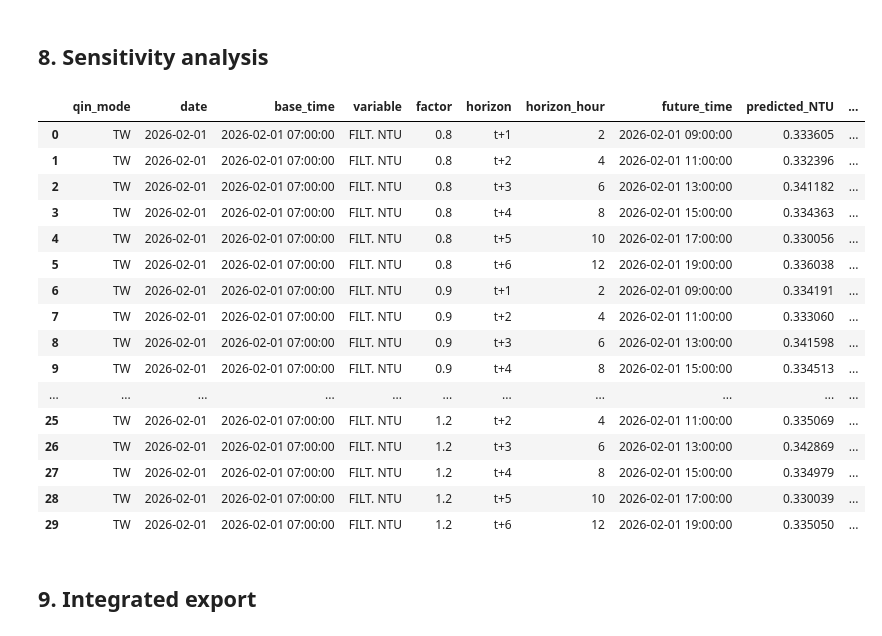
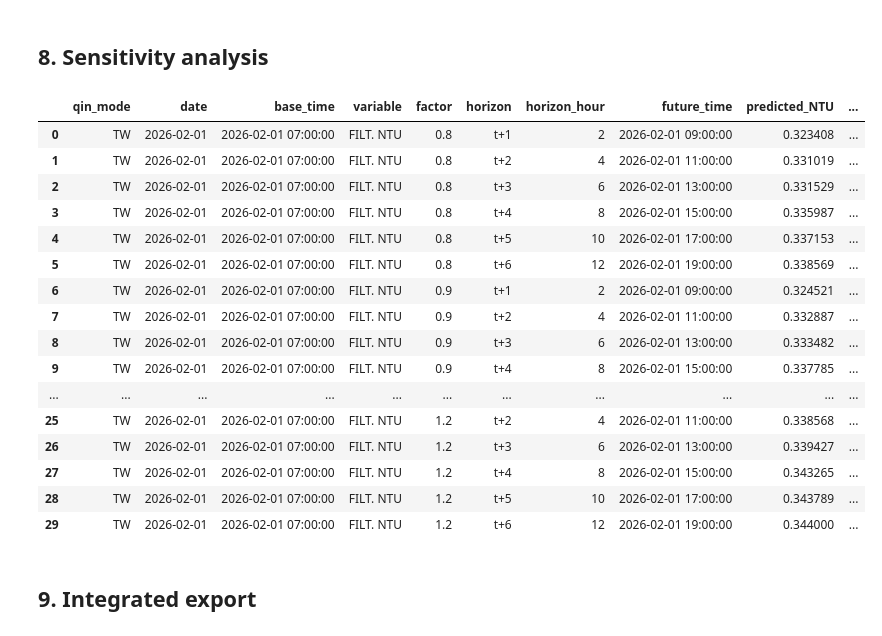
Before and after one commit to Azdmjiny/2026-Asia-Pasific-cup, a Jupyter notebook: codes/p3/p3_TW_Qin.ipynb, the cells around one changed output. Drawn from its saved outputs; the diff is of its cells as text; code cells hidden in the pictures.

```diff
--- a/codes/p3/p3_TW_Qin.ipynb
+++ b/codes/p3/p3_TW_Qin.ipynb
@@ -549,19 +551,20 @@ X_test: (802, 12, 8) y_test: (802, 6)
 # =========================
 
 class SequenceDataset(Dataset):
-    def __init__(self, X, y):
+    def __init__(self, X, y, mask):
         self.X = torch.tensor(X, dtype=torch.float32)
         self.y = torch.tensor(y, dtype=torch.float32)
+        self.mask = torch.tensor(mask, dtype=torch.float32)
 
     def __len__(self):
         return len(self.X)
 
     def __getitem__(self, idx):
-        return self.X[idx], self.y[idx]
+        return self.X[idx], self.y[idx], self.mask[idx]
 
-train_loader = DataLoader(SequenceDataset(X_train, y_train), batch_size=BATCH_SIZE, shuffle=True)
-val_loader = DataLoader(SequenceDataset(X_val, y_val), batch_size=BATCH_SIZE, shuffle=False)
-test_loader = DataLoader(SequenceDataset(X_test, y_test), batch_size=BATCH_SIZE, shuffle=False)
+train_loader = DataLoader(SequenceDataset(X_train, y_train, mask_train), batch_size=BATCH_SIZE, shuffle=True)
+val_loader = DataLoader(SequenceDataset(X_val, y_val, mask_val), batch_size=BATCH_SIZE, shuffle=False)
+test_loader = DataLoader(SequenceDataset(X_test, y_test, mask_test), batch_size=BATCH_SIZE, shuffle=False)
 
 class ResidualGRU(nn.Module):
     def __init__(self, input_size, hidden_size=64, num_layers=1, dropout=0.1, output_size=6):
@@ -592,7 +595,7 @@ model = ResidualGRU(
     output_size=HORIZON,
 ).to(device)
 
-criterion = nn.SmoothL1Loss()
+criterion = nn.SmoothL1Loss(reduction="none")
 optimizer = torch.optim.AdamW(model.parameters(), lr=LEARNING_RATE, weight_decay=1e-4)
 
 print(model)
@@ -602,28 +605,32 @@ def run_epoch(model, loader, optimizer=None):
     model.train(is_train)
 
     total_loss = 0.0
-    n = 0
+    observed_total = 0.0
 
-    for xb, yb in loader:
+    for xb, yb, mb in loader:
         xb = xb.to(device)
         yb = yb.to(device)
+        mb = mb.to(device)
 
         if is_train:
             optimizer.zero_grad()
 
         pred = model(xb)
-        loss = criterion(pred, yb)
+        element_loss = criterion(pred, yb)
+        observed_count = mb.sum()
+        if observed_count.item() == 0:
+            continue
+        loss = (element_loss * mb).sum() / observed_count
 
         if is_train:
             loss.backward()
             torch.nn.utils.clip_grad_norm_(model.parameters(), max_norm=5.0)
             optimizer.step()
 
-        bs = xb.size(0)
-        total_loss += loss.item() * bs
-        n += bs
+        total_loss += loss.item() * observed_count.item()
+        observed_total += observed_count.item()
 
-    return total_loss / max(n, 1)
+    return total_loss / max(observed_total, 1.0)
 
 best_val_loss = float("inf")
 best_state = None
@@ -1056,7 +1459,7 @@ def recompute_formula_features(df_raw):
 
     well_level = df["C/W WELL LEVEL"].astype(float)
     well_level_safe = well_level.where(well_level.abs() > EPS, np.nan)
-    well_level_safe = well_level_safe.interpolate(method="linear", limit_direction="both").ffill().bfill()
+    well_level_safe = well_level_safe.ffill().fillna(1.0)
     well_level_safe = well_level_safe.abs() + EPS
 
     current_ntu = df[TARGET].astype(float)
@@ -1068,9 +1471,14 @@ def recompute_formula_features(df_raw):
     qout = tw_flow
 
     df["current_NTU"] = current_ntu
+    df["InLoad"] = qin * filt_ntu
+    df["OutLoad"] = qout * current_ntu
+    df["NetLoad"] = df["InLoad"] - df["OutLoad"]
     df["inflow_term"] = DT_HOURS * qin * filt_ntu / well_level_safe
     df["outflow_term"] = DT_HOURS * qout * current_ntu / well_level_safe
     df["HRT_PROXY"] = well_level_safe / (qout.abs() + EPS)
+    df["ReplaceRate"] = qout / well_level_safe
+    df["DeltaC_PROXY"] = df["NetLoad"] / well_level_safe
     df["WELL_LEVEL_CHANGE"] = well_level.diff().fillna(0.0)
 
     return df
@@ -1146,49 +1554,49 @@ for date_str in REQUESTED_DATES:
                     "date": date_str,
                     "base_time": base_time,
                     "variable": var,
                     "factor": factor,
                     "ok": False,
                     "reason": result["reason"],
                 })
                 continue
 
             for h_idx, hour in enumerate(HORIZON_HOURS):
                 sensitivity_rows.append({
                     "qin_mode": QIN_MODE,
                     "date": date_str,
                     "base_time": base_time,
                     "variable": var,
                     "factor": factor,
                     "horizon": f"t+{h_idx+1}",
                     "horizon_hour": hour,
                     "future_time": result["future_times"][h_idx],
                     "predicted_NTU": result["predictions"][h_idx],
                     "baseline_predicted_NTU": baseline_pred[h_idx],
                     "delta_vs_factor_1": result["predictions"][h_idx] - baseline_pred[h_idx],
                     "ok": True,
                     "reason": "",
                 })
 
 sensitivity_df = pd.DataFrame(sensitivity_rows)
 display(sensitivity_df.head(30))
 # %% [output]
 |  | qin_mode | date | base_time | variable | factor | horizon | horizon_hour | future_time | predicted_NTU | ... |
-| 0 | TW | 2026-02-01 | 2026-02-01 07:00:00 | FILT. NTU | 0.8 | t+1 | 2 | 2026-02-01 09:00:00 | 0.333605 | ... |
-| 1 | TW | 2026-02-01 | 2026-02-01 07:00:00 | FILT. NTU | 0.8 | t+2 | 4 | 2026-02-01 11:00:00 | 0.332396 | ... |
-| 2 | TW | 2026-02-01 | 2026-02-01 07:00:00 | FILT. NTU | 0.8 | t+3 | 6 | 2026-02-01 13:00:00 | 0.341182 | ... |
-| 3 | TW | 2026-02-01 | 2026-02-01 07:00:00 | FILT. NTU | 0.8 | t+4 | 8 | 2026-02-01 15:00:00 | 0.334363 | ... |
-| 4 | TW | 2026-02-01 | 2026-02-01 07:00:00 | FILT. NTU | 0.8 | t+5 | 10 | 2026-02-01 17:00:00 | 0.330056 | ... |
-| 5 | TW | 2026-02-01 | 2026-02-01 07:00:00 | FILT. NTU | 0.8 | t+6 | 12 | 2026-02-01 19:00:00 | 0.336038 | ... |
-| 6 | TW | 2026-02-01 | 2026-02-01 07:00:00 | FILT. NTU | 0.9 | t+1 | 2 | 2026-02-01 09:00:00 | 0.334191 | ... |
-| 7 | TW | 2026-02-01 | 2026-02-01 07:00:00 | FILT. NTU | 0.9 | t+2 | 4 | 2026-02-01 11:00:00 | 0.333060 | ... |
-| 8 | TW | 2026-02-01 | 2026-02-01 07:00:00 | FILT. NTU | 0.9 | t+3 | 6 | 2026-02-01 13:00:00 | 0.341598 | ... |
-| 9 | TW | 2026-02-01 | 2026-02-01 07:00:00 | FILT. NTU | 0.9 | t+4 | 8 | 2026-02-01 15:00:00 | 0.334513 | ... |
+| 0 | TW | 2026-02-01 | 2026-02-01 07:00:00 | FILT. NTU | 0.8 | t+1 | 2 | 2026-02-01 09:00:00 | 0.323408 | ... |
+| 1 | TW | 2026-02-01 | 2026-02-01 07:00:00 | FILT. NTU | 0.8 | t+2 | 4 | 2026-02-01 11:00:00 | 0.331019 | ... |
+| 2 | TW | 2026-02-01 | 2026-02-01 07:00:00 | FILT. NTU | 0.8 | t+3 | 6 | 2026-02-01 13:00:00 | 0.331529 | ... |
+| 3 | TW | 2026-02-01 | 2026-02-01 07:00:00 | FILT. NTU | 0.8 | t+4 | 8 | 2026-02-01 15:00:00 | 0.335987 | ... |
+| 4 | TW | 2026-02-01 | 2026-02-01 07:00:00 | FILT. NTU | 0.8 | t+5 | 10 | 2026-02-01 17:00:00 | 0.337153 | ... |
+| 5 | TW | 2026-02-01 | 2026-02-01 07:00:00 | FILT. NTU | 0.8 | t+6 | 12 | 2026-02-01 19:00:00 | 0.338569 | ... |
+| 6 | TW | 2026-02-01 | 2026-02-01 07:00:00 | FILT. NTU | 0.9 | t+1 | 2 | 2026-02-01 09:00:00 | 0.324521 | ... |
+| 7 | TW | 2026-02-01 | 2026-02-01 07:00:00 | FILT. NTU | 0.9 | t+2 | 4 | 2026-02-01 11:00:00 | 0.332887 | ... |
+| 8 | TW | 2026-02-01 | 2026-02-01 07:00:00 | FILT. NTU | 0.9 | t+3 | 6 | 2026-02-01 13:00:00 | 0.333482 | ... |
+| 9 | TW | 2026-02-01 | 2026-02-01 07:00:00 | FILT. NTU | 0.9 | t+4 | 8 | 2026-02-01 15:00:00 | 0.337785 | ... |
 | ... | ... | ... | ... | ... | ... | ... | ... | ... | ... | ... |
-| 25 | TW | 2026-02-01 | 2026-02-01 07:00:00 | FILT. NTU | 1.2 | t+2 | 4 | 2026-02-01 11:00:00 | 0.335069 | ... |
-| 26 | TW | 2026-02-01 | 2026-02-01 07:00:00 | FILT. NTU | 1.2 | t+3 | 6 | 2026-02-01 13:00:00 | 0.342869 | ... |
-| 27 | TW | 2026-02-01 | 2026-02-01 07:00:00 | FILT. NTU | 1.2 | t+4 | 8 | 2026-02-01 15:00:00 | 0.334979 | ... |
-| 28 | TW | 2026-02-01 | 2026-02-01 07:00:00 | FILT. NTU | 1.2 | t+5 | 10 | 2026-02-01 17:00:00 | 0.330039 | ... |
-| 29 | TW | 2026-02-01 | 2026-02-01 07:00:00 | FILT. NTU | 1.2 | t+6 | 12 | 2026-02-01 19:00:00 | 0.335050 | ... |
+| 25 | TW | 2026-02-01 | 2026-02-01 07:00:00 | FILT. NTU | 1.2 | t+2 | 4 | 2026-02-01 11:00:00 | 0.338568 | ... |
+| 26 | TW | 2026-02-01 | 2026-02-01 07:00:00 | FILT. NTU | 1.2 | t+3 | 6 | 2026-02-01 13:00:00 | 0.339427 | ... |
+| 27 | TW | 2026-02-01 | 2026-02-01 07:00:00 | FILT. NTU | 1.2 | t+4 | 8 | 2026-02-01 15:00:00 | 0.343265 | ... |
+| 28 | TW | 2026-02-01 | 2026-02-01 07:00:00 | FILT. NTU | 1.2 | t+5 | 10 | 2026-02-01 17:00:00 | 0.343789 | ... |
+| 29 | TW | 2026-02-01 | 2026-02-01 07:00:00 | FILT. NTU | 1.2 | t+6 | 12 | 2026-02-01 19:00:00 | 0.344000 | ... |
 # %% [markdown]
 ## 9. Integrated export
 # %%
```
Also changed, not shown: parts of 11 cells of this notebook, 6 other files.
